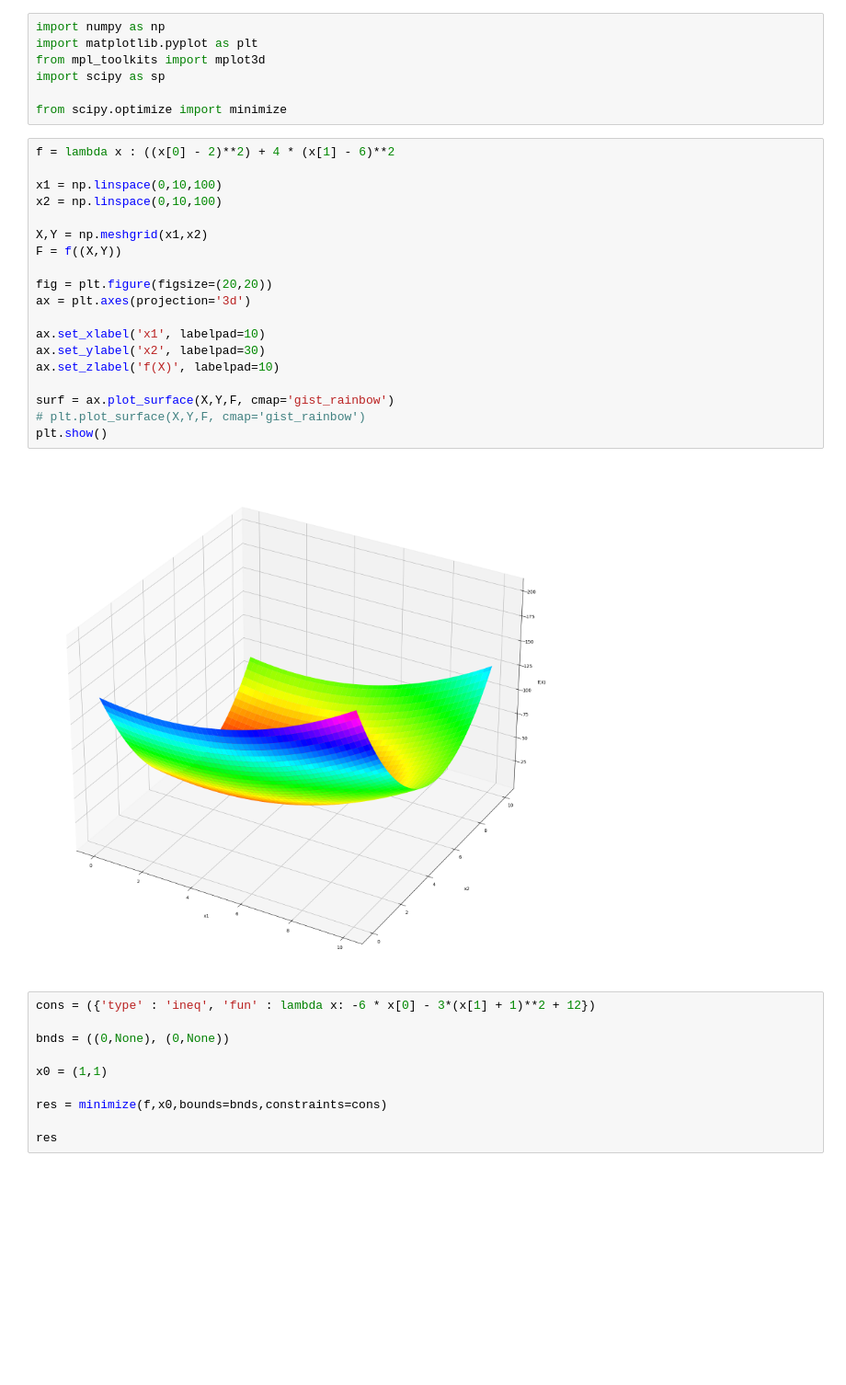
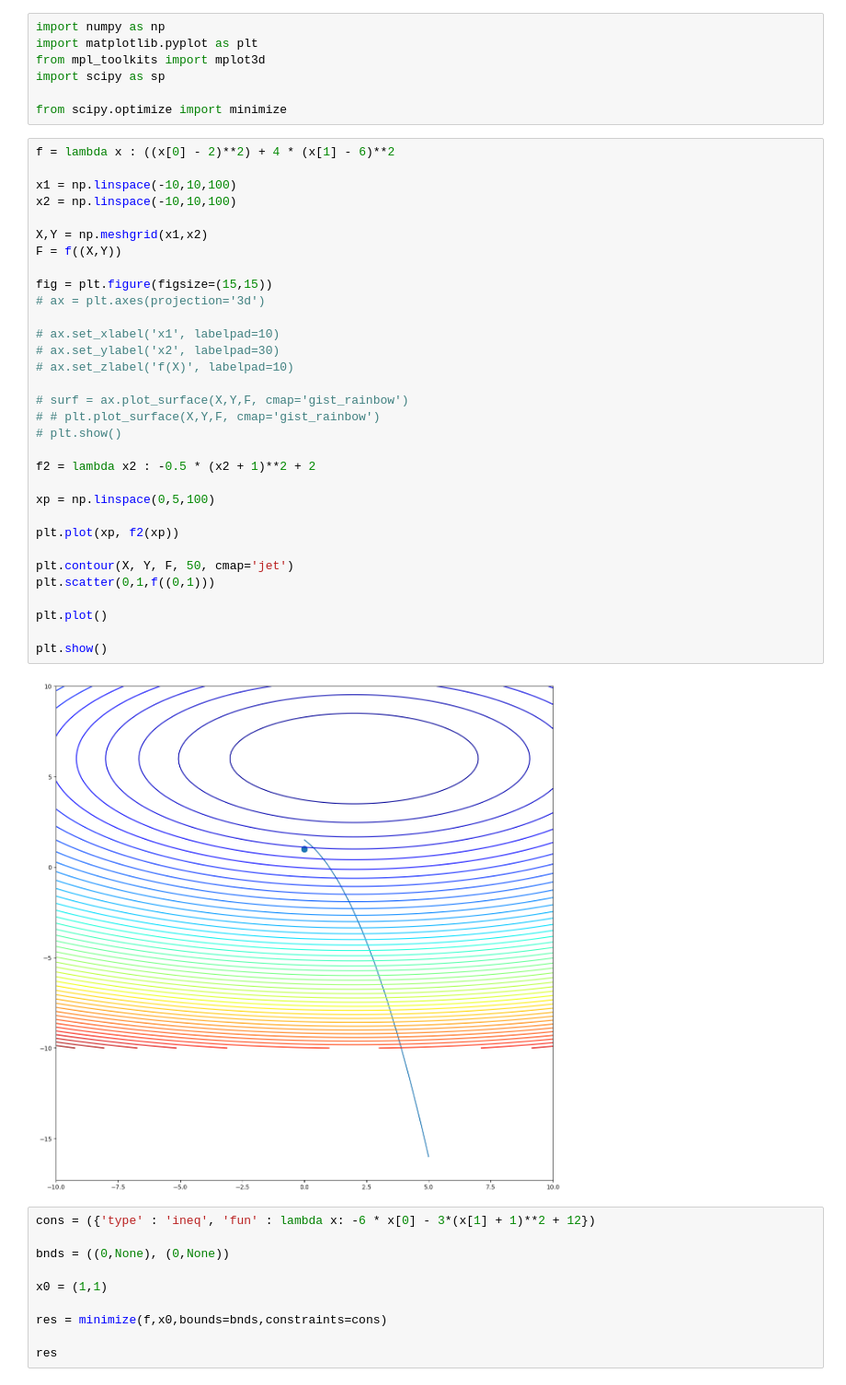
Before and after one commit to romulan-overlord/MDSC-103, a Jupyter notebook: 204214-MDSC103-Assignment1.ipynb, the cells around one changed output. Shown at 92% size. Drawn from its saved outputs; the diff is of its cells as text; blank space fills up the shorter version.

Commit message:
update plots to contour

```diff
--- a/204214-MDSC103-Assignment1.ipynb
+++ b/204214-MDSC103-Assignment1.ipynb
@@ -10,24 +10,37 @@ from scipy.optimize import minimize
 # %%
 f = lambda x : ((x[0] - 2)**2) + 4 * (x[1] - 6)**2
 
-x1 = np.linspace(0,10,100)
-x2 = np.linspace(0,10,100)
+x1 = np.linspace(-10,10,100)
+x2 = np.linspace(-10,10,100)
 
 X,Y = np.meshgrid(x1,x2)
 F = f((X,Y))
 
-fig = plt.figure(figsize=(20,20))
-ax = plt.axes(projection='3d')
+fig = plt.figure(figsize=(15,15))
+# ax = plt.axes(projection='3d')
 
-ax.set_xlabel('x1', labelpad=10)
-ax.set_ylabel('x2', labelpad=30)
-ax.set_zlabel('f(X)', labelpad=10)
+# ax.set_xlabel('x1', labelpad=10)
+# ax.set_ylabel('x2', labelpad=30)
+# ax.set_zlabel('f(X)', labelpad=10)
 
-surf = ax.plot_surface(X,Y,F, cmap='gist_rainbow')
-# plt.plot_surface(X,Y,F, cmap='gist_rainbow')
+# surf = ax.plot_surface(X,Y,F, cmap='gist_rainbow')
+# # plt.plot_surface(X,Y,F, cmap='gist_rainbow')
+# plt.show()
+
+f2 = lambda x2 : -0.5 * (x2 + 1)**2 + 2
+
+xp = np.linspace(0,5,100)
+
+plt.plot(xp, f2(xp))
+
+plt.contour(X, Y, F, 50, cmap='jet')
+plt.scatter(0,1,f((0,1)))
+
+plt.plot()
+
 plt.show()
 # %% [output]
-[figure, old version]
+[figure, new version]
 # %%
 cons = ({'type' : 'ineq', 'fun' : lambda x: -6 * x[0] - 3*(x[1] + 1)**2 + 12})
 
```
